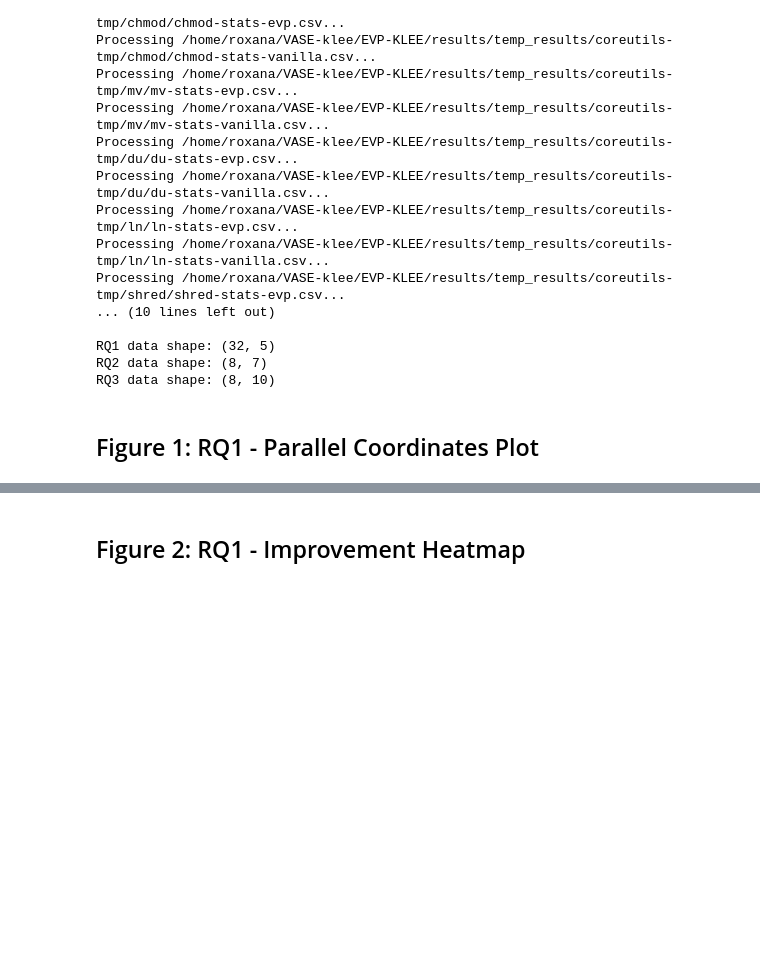
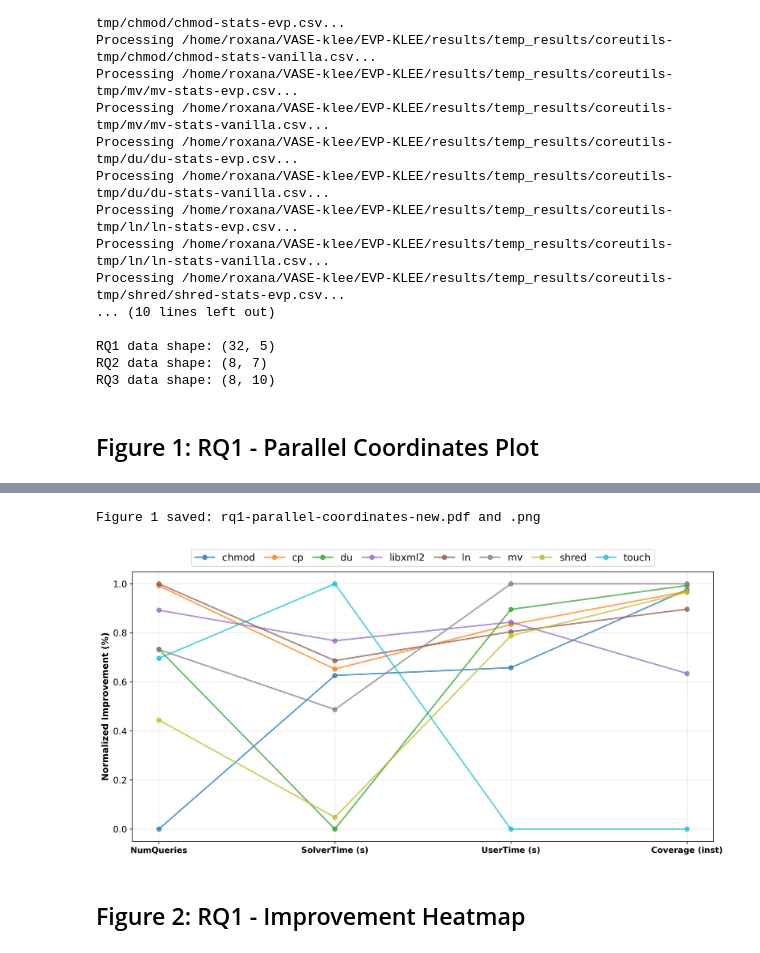
Before and after one commit to roxaw/EVP-KLEE, a Jupyter notebook: scripts/EVP_Figures_Revised.ipynb, the cells around one changed output, grey strips where cells are left out. Saved outputs shown, nothing was run; the diff lists cells and outputs as text; code cells hidden in the pictures; blank space fills up the shorter version.

```diff
--- a/scripts/EVP_Figures_Revised.ipynb
+++ b/scripts/EVP_Figures_Revised.ipynb
@@ -144,3 +255,77 @@ Figure 1 saved: rq1-parallel-coordinates-new.pdf and .png
+# %%
+# Set up matplotlib parameters for publication quality
+plt.rcParams['figure.figsize'] = (12, 6)
+plt.rcParams['font.family'] = 'sans-serif'
+plt.rcParams['font.sans-serif'] = ['Arial', 'Helvetica', 'DejaVu Sans']
+plt.rcParams['font.size'] = 12
+plt.rcParams['axes.labelsize'] = 14
+plt.rcParams['axes.titlesize'] = 14
+plt.rcParams['xtick.labelsize'] = 12
+plt.rcParams['ytick.labelsize'] = 12
+plt.rcParams['legend.fontsize'] = 14
+plt.rcParams['figure.dpi'] = 300
+plt.rcParams['savefig.dpi'] = 300
+
+# Prepare data for parallel coordinates
+programs = sorted(df['Program'].unique())
+# metrics = ['QueryTime (s)', 'SolverTime (s)', 'UserTime (s)', 'Coverage (inst)']  # QueryTime COMMENTED OUT
+metrics = ['NumQueries', 'SolverTime (s)', 'UserTime (s)', 'Coverage (inst)']
+
+# Create parallel coordinates data
+parallel_data = []
+for program in programs:
+    program_data = rq1_df[rq1_df['Program'] == program]
+    if len(program_data) >= 4:  # Need all 4 metrics
+        row = {'Program': program}
+        for metric in metrics:
+            metric_data = program_data[program_data['Metric'] == metric]
+            if not metric_data.empty:
+                row[metric] = metric_data.iloc[0]['Improvement (%)']
+            else:
+                row[metric] = 0
+        parallel_data.append(row)
+
+parallel_df = pd.DataFrame(parallel_data)
+
+if not parallel_df.empty:
+    # Create parallel coordinates plot
+    fig, ax = plt.subplots(figsize=(12, 6))
+
+    # Normalize data for parallel coordinates
+    normalized_data = parallel_df[metrics].copy()
+    for col in metrics:
+        col_min = normalized_data[col].min()
+        col_max = normalized_data[col].max()
+        if col_max > col_min:
+            normalized_data[col] = (normalized_data[col] - col_min) / (col_max - col_min)
+        else:
+            normalized_data[col] = 0.5
+
+    # Plot lines for each program
+    colors = plt.cm.tab10(np.linspace(0, 1, len(parallel_df)))
+    for idx, (_, row) in enumerate(parallel_df.iterrows()):
+        values = [normalized_data.loc[idx, metric] for metric in metrics]
+        ax.plot(range(len(metrics)), values, marker='o', linewidth=2,
+                label=row['Program'], color=colors[idx], alpha=0.7)
+
+    ax.set_xticks(range(len(metrics)))
+    ax.set_xticklabels(metrics, fontsize=11, fontweight='bold')
+    ax.set_ylabel('Normalized Improvement (%)', fontsize=12, fontweight='bold')
+    ax.legend(loc='upper center', bbox_to_anchor=(0.5, 1.10),
+              ncol=len(parallel_df), frameon=True, fancybox=True, shadow=False,
+              columnspacing=1, handlelength=2, fontsize=13)
+    ax.grid(True, alpha=0.3)
+
+    plt.tight_layout()
+    plt.savefig('rq1-parallel-coordinates-new.pdf', dpi=300, bbox_inches='tight')
+    plt.savefig('rq1-parallel-coordinates-new.png', dpi=300, bbox_inches='tight')
+    print("Figure 1 saved: rq1-parallel-coordinates-new.pdf and .png")
+    plt.show()
+else:
+    print("Warning: No data available for parallel coordinates plot")
+# %% [output]
+Figure 1 saved: rq1-parallel-coordinates-new.pdf and .png
+[figure, added]
 # %% [markdown]
 ## Figure 2: RQ1 - Improvement Heatmap
 # %%
```
Also changed, not shown: parts of 12 cells of this notebook.
